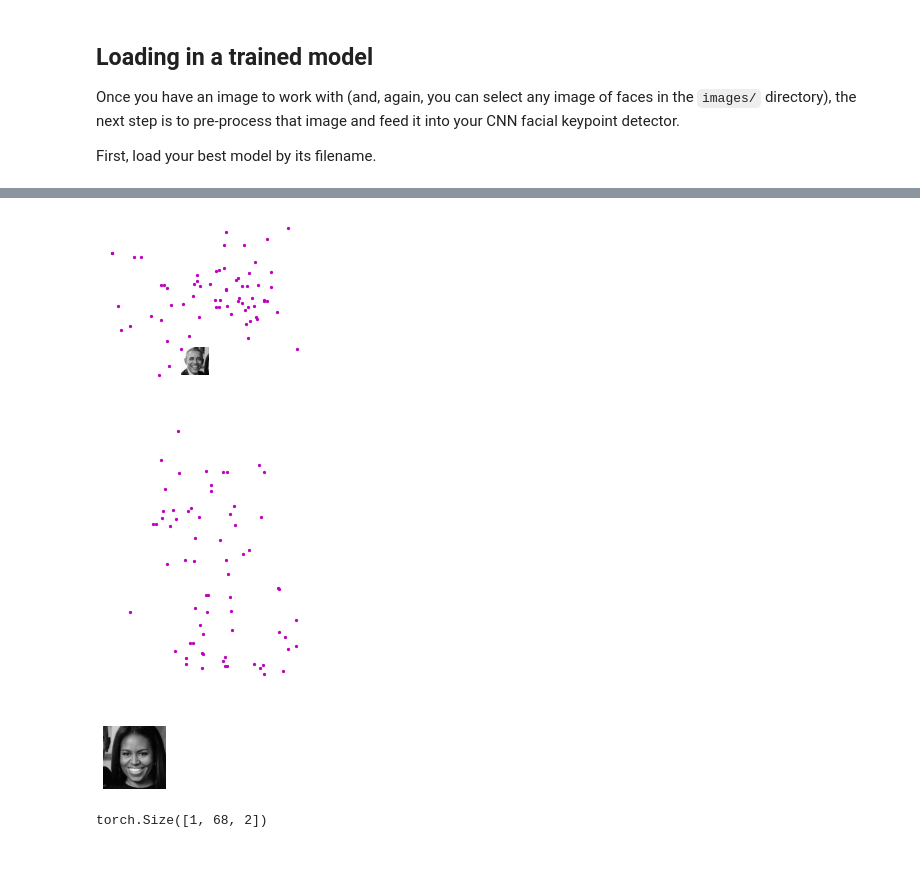
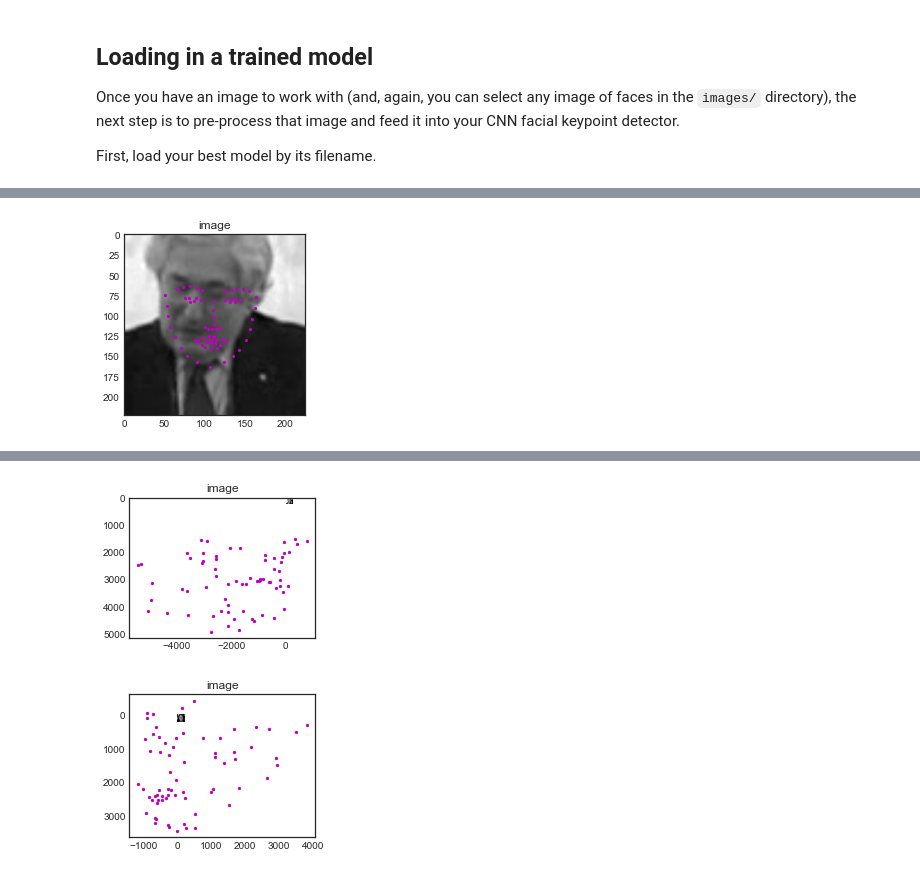
Before and after one commit to ShashankKumbhare/facial-keypoints-detecter, a Jupyter notebook: 3. Facial Keypoint Detection, Complete Pipeline.ipynb, the cells around one changed output, grey strips where cells are left out. Cells and saved outputs as stored; diff of their text form; code cells hidden in the pictures.

```diff
--- a/3. Facial Keypoint Detection, Complete Pipeline.ipynb
+++ b/3. Facial Keypoint Detection, Complete Pipeline.ipynb
@@ -168,9 +160,33 @@ array([[179,  75, 173, 173],
+# %%
+roi = image_test
+roi = cv2.resize(roi, (224, 224))
+
+## TODO: Convert the face region from RGB to grayscale
+roi = cv2.cvtColor(roi, cv2.COLOR_RGB2GRAY)
+
+## TODO: Normalize the grayscale image so that its color range falls in [0,1] instead of [0,255]
+roi = (roi / 255.0).astype(np.float32)
+
+## TODO: Reshape the numpy image shape (H x W x C) into a torch image shape (C x H x W)
+if len(roi.shape) == 2:
+    roi = roi.reshape(roi.shape[0], roi.shape[1], 1)
+image_transposed = roi.transpose((2, 0, 1))
+
+roi = torch.from_numpy(image_transposed)
+
+images.append(roi)
+output_pts = net.forward(roi)
+fkd.plots.plot_output(roi, output_pts)
+# %% [output]
+[figure, added]
 # %%
+net.load_state_dict(torch.load('saved_models/20221030_23_3con_1fc_15epoch_batchSize20_working.pt'))
+## print out your net and prepare it for testing (uncomment the line below)
+net.eval()
+
 image_copy = np.copy(image)
 
-image_copy = np.copy(image)
 #Including a padding to extract face as  HAAR classifier's bounding box, crops sections of the face
-
 PADDING = 50
 images, keypoints = [], []
 
@@ -179,36 +195,31 @@ for (x,y,w,h) in faces:
 
     # Select the region of interest that is the face in the image
     roi = image_copy[y-PADDING:y+h+PADDING, x-PADDING:x+w+PADDING]
+    print(roi)
+    ## TODO: Rescale the detected face to be the expected square size for your CNN (224x224, suggested)
+    roi = cv2.resize(roi, (224, 224))
 
     ## TODO: Convert the face region from RGB to grayscale
     roi = cv2.cvtColor(roi, cv2.COLOR_RGB2GRAY)
 
     ## TODO: Normalize the grayscale image so that its color range falls in [0,1] instead of [0,255]
-    roi = (roi / 255.).astype(np.float32)
-
-    ## TODO: Rescale the detected face to be the expected square size for your CNN (224x224, suggested)
-    roi = cv2.resize(roi, (224, 224))
-    images.append(roi)
+    roi = (roi / 255.0).astype(np.float32)
+#     roi = roi.astype(np.float32)
+#     roi = (roi * 255.0).astype(np.float32)
 
     ## TODO: Reshape the numpy image shape (H x W x C) into a torch image shape (C x H x W)
     if len(roi.shape) == 2:
-        roi = np.expand_dims(roi, axis=0)
-    else:
-        roi = np.rollaxis(roi, 2, 0)
+        roi = roi.reshape(roi.shape[0], roi.shape[1], 1)
+    roi_transposed = roi.transpose((2, 0, 1))
 
-    # Match the convolution dimensions
-    roi = np.expand_dims(roi, axis=0)
-
-    ## TODO: Make facial keypoint predictions using your loaded, trained network
-    ## perform a forward pass to get the predicted facial keypoints
-    roi = torch.from_numpy(roi).type(torch.FloatTensor)
-    print(type(roi))
-    print(roi.shape)
+    roi = torch.from_numpy(roi_transposed)
+    images.append(roi)
+#     roi = im
     output_pts = net.forward(roi)
-
-    output_pts = output_pts.view(output_pts.size()[0], 68, -1)
-    keypoints.append(output_pts[0])
+    keypoints.append(output_pts)
 
 ## TODO: Display each detected face and the corresponding keypoints
-show_all_keypoints(images, keypoints)
+# show_all_keypoints(images, keypoints)
+fkd.plots.plot_output(images[0], keypoints[0])
+fkd.plots.plot_output(images[1], keypoints[1])
 # %% [output]
@@ -219,7 +243,3 @@ torch.Size([1, 1, 224, 224])
-[figure, old version]
+[figure, new version]
-[figure, old version]
+[figure, new version]
-# %%
-output_pts.shape
-# %% [output]
-torch.Size([1, 68, 2])
 # %%
```
Also changed, not shown: parts of 21 cells of this notebook, 30 other files.
